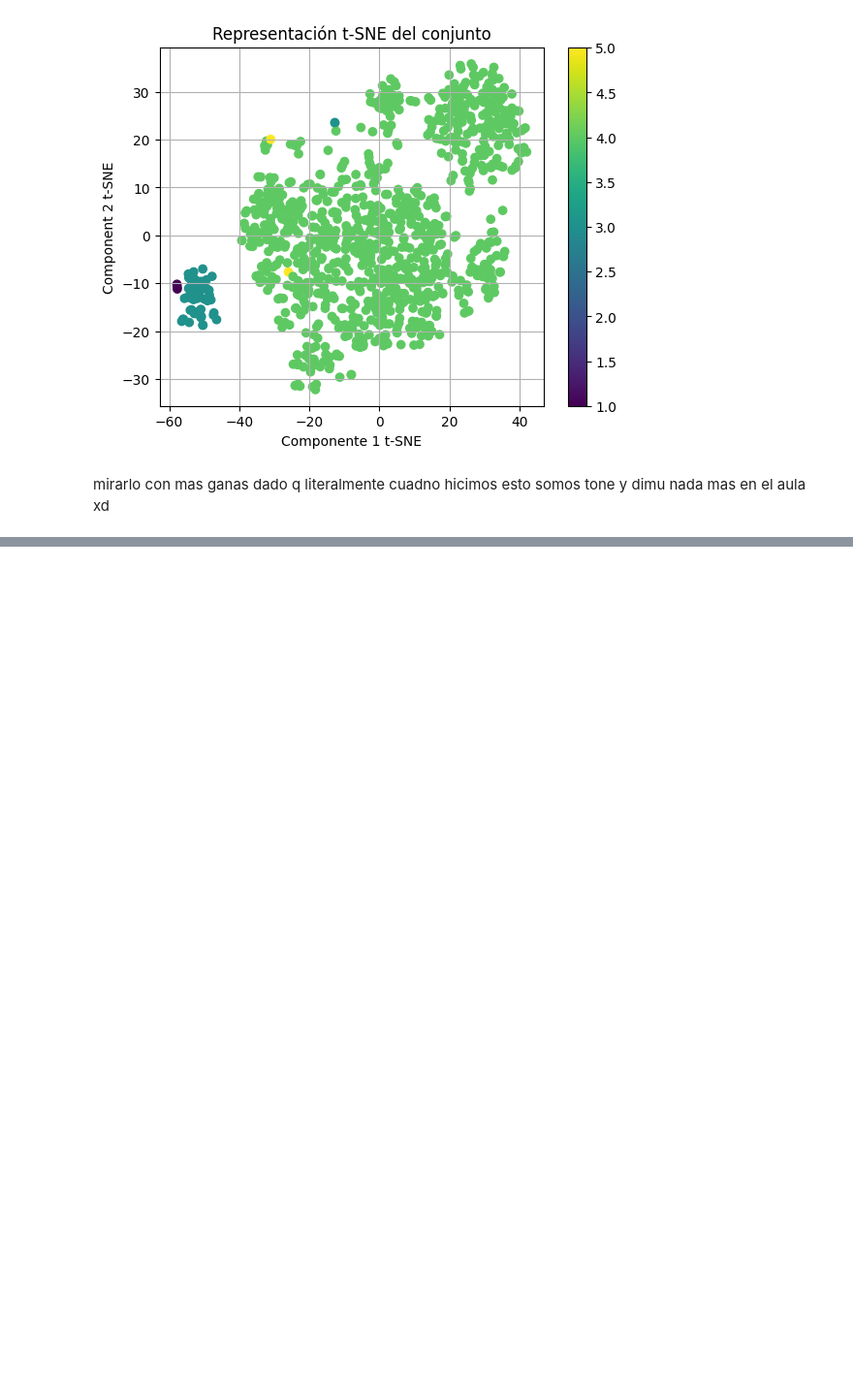
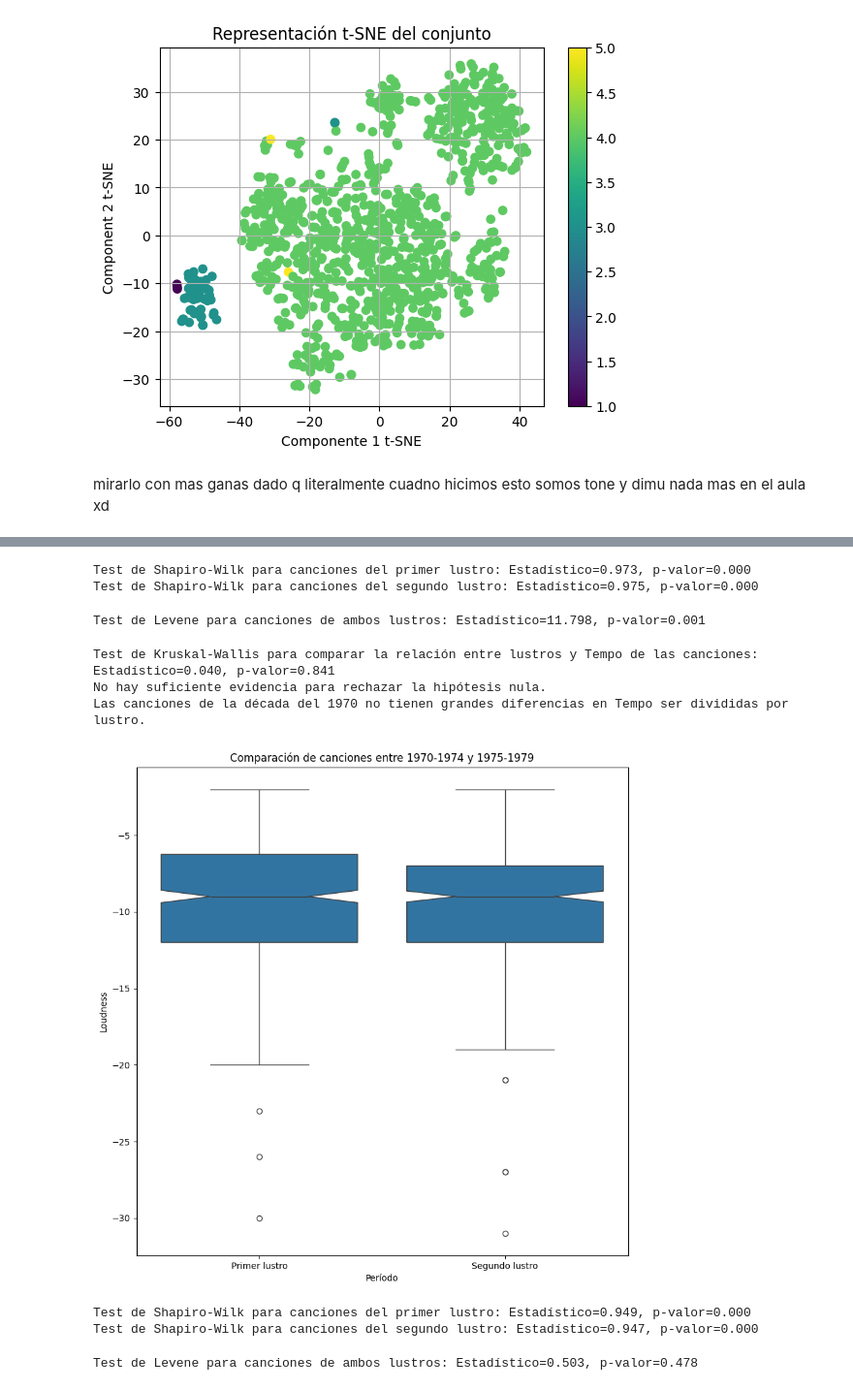
Before and after one commit to AgustinDimuro/tpeFundamentos, a Jupyter notebook: TPEspecial.ipynb, the cells around one changed output, grey strips where cells are left out. Shown at 97% size. Saved outputs shown, nothing was run; the diff lists cells and outputs as text; code cells hidden in the pictures; blank space fills up the shorter version.

```diff
--- a/TPEspecial.ipynb
+++ b/TPEspecial.ipynb
@@ -584,0 +737,66 @@ Después de UMAP: (980, 2)
+# %%
+# Test de Shapiro-Wilk para canciones del primer lustro
+stat, p = shapiro(ds_7074)
+print(f"Test de Shapiro-Wilk para canciones del primer lustro: Estadístico={stat:.3f}, p-valor={p:.3f}")
+
+# Test de Shapiro-Wilk para canciones del segundo lustro
+stat, p = shapiro(ds_7579)
+print(f"Test de Shapiro-Wilk para canciones del segundo lustro: Estadístico={stat:.3f}, p-valor={p:.3f}")
+# %% [output]
+Test de Shapiro-Wilk para canciones del primer lustro: Estadístico=0.973, p-valor=0.000
+Test de Shapiro-Wilk para canciones del segundo lustro: Estadístico=0.975, p-valor=0.000
+# %%
+
+stat, p = stats.levene(ds_7074, ds_7579)
+print(f"Test de Levene para canciones de ambos lustros: Estadístico={stat:.3f}, p-valor={p:.3f}")
+# %% [output]
+Test de Levene para canciones de ambos lustros: Estadístico=11.798, p-valor=0.001
+# %%
+# Test de Kruskal-Wallis para comparar la relación entre lustros y Tempo de las canciones
+stat, p = stats.kruskal(ds_7074, ds_7579)
+print(f"Test de Kruskal-Wallis para comparar la relación entre lustros y Tempo de las canciones: Estadístico={stat:.3f}, p-valor={p:.3f}")
+
+# Interpretación de los resultados
+alpha = 0.05  # Nivel de significancia
+if p > alpha:
+    print("No hay suficiente evidencia para rechazar la hipótesis nula.")
+    print("Las canciones de la década del 1970 no tienen grandes diferencias en Tempo ser divididas por lustro.")
+else:
+    print("Se rechaza la hipótesis nula.")
+    print("Las canciones de la década del 1970 tienen grandes diferencias en Tempo ser divididas por lustro.")
+# %% [output]
+Test de Kruskal-Wallis para comparar la relación entre lustros y Tempo de las canciones: Estadístico=0.040, p-valor=0.841
+No hay suficiente evidencia para rechazar la hipótesis nula.
+Las canciones de la década del 1970 no tienen grandes diferencias en Tempo ser divididas por lustro.
+# %%
+# Crear el gráfico boxplot para comparar Loudness
+ds_7074 = ds_anios[ds_anios["Antes del 1975"] == 1]["Loudness"]
+ds_7579 = ds_anios[ds_anios["Antes del 1975"] == 0]["Loudness"]
+
+plt.figure(figsize=(10, 10))
+sns.boxplot(x = 'Antes del 1975', y = 'Loudness', data=ds_anios, notch= True)
+plt.title("Comparación de canciones entre 1970-1974 y 1975-1979")
+plt.xticks(ticks=[0, 1], labels=["Primer lustro", "Segundo lustro"])
+plt.xlabel("Período")
+plt.ylabel("Loudness")
+
+plt.show()
+# %% [output]
+[figure, added]
+# %%
+# Test de Shapiro-Wilk para canciones del primer lustro
+stat, p = shapiro(ds_7074)
+print(f"Test de Shapiro-Wilk para canciones del primer lustro: Estadístico={stat:.3f}, p-valor={p:.3f}")
+
+# Test de Shapiro-Wilk para canciones del segundo lustro
+stat, p = shapiro(ds_7579)
+print(f"Test de Shapiro-Wilk para canciones del segundo lustro: Estadístico={stat:.3f}, p-valor={p:.3f}")
+# %% [output]
+Test de Shapiro-Wilk para canciones del primer lustro: Estadístico=0.949, p-valor=0.000
+Test de Shapiro-Wilk para canciones del segundo lustro: Estadístico=0.947, p-valor=0.000
+# %%
+
+stat, p = stats.levene(ds_7074, ds_7579)
+print(f"Test de Levene para canciones de ambos lustros: Estadístico={stat:.3f}, p-valor={p:.3f}")
+# %% [output]
+Test de Levene para canciones de ambos lustros: Estadístico=0.503, p-valor=0.478
```
Also changed, not shown: parts of 16 cells of this notebook.
